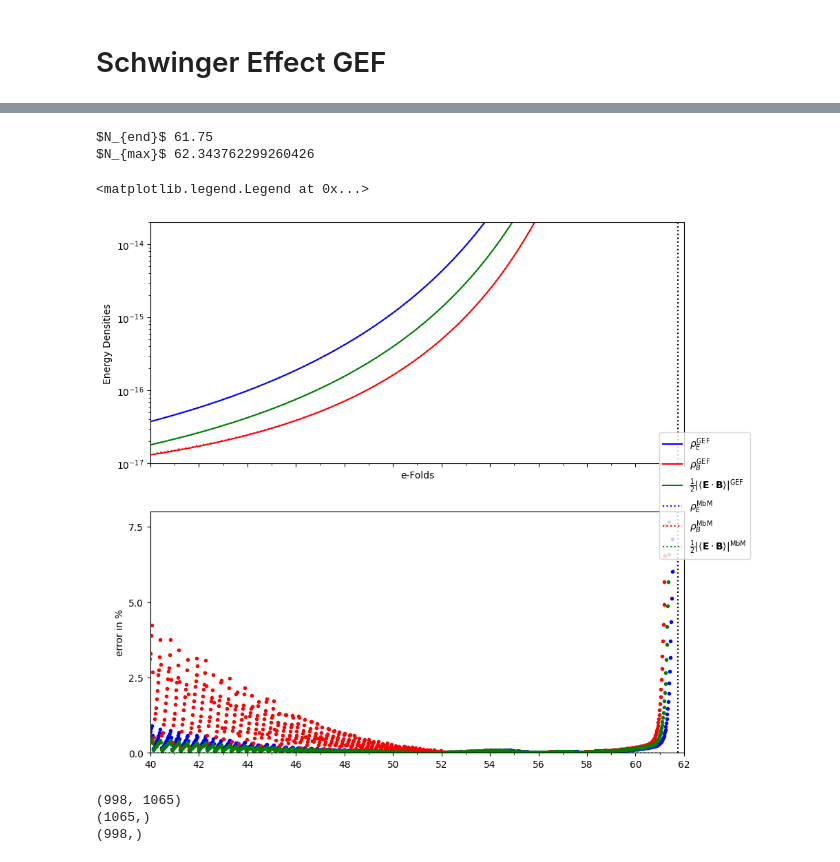
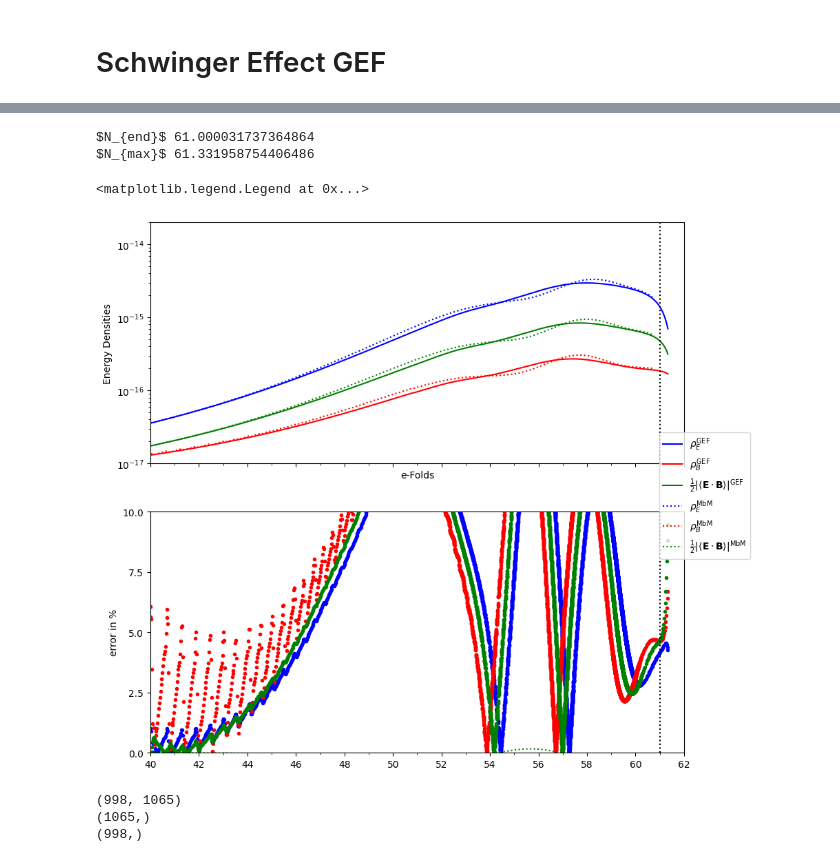
Before and after one commit to richard-von-eckardstein/GEFF, a Jupyter notebook: ModeByMode.ipynb, the cells around one changed output, grey strips where cells are left out. Drawn from its saved outputs; the diff is of its cells as text; code cells hidden in the pictures.

```diff
--- a/ModeByMode.ipynb
+++ b/ModeByMode.ipynb
@@ -405,22 +407,18 @@ def RunMBM(file, Nstart, EarlyModes=200, LateModes=800, cut=0.01, SE=False, AltD
     print(tini, tend)
     print(np.log(af(tini)), np.log(af(tend)))
     if (AltDamp == 2):
-        Ap1, dAp1, Am1, dAm1, ks1, ts1 = ModeByModeKDep(1., tini, tR[-25], khf, dphidtf, beta/Mpl, af, kFerm=kSf,
+        Ap1, dAp1, Am1, dAm1, ks1, ts1 = ModeByModeKDep(1, tini, tR[-25], khf, dphidtf, beta/Mpl, af, kFerm=kSf,
                                                         steps=EarlyModes,
                                                         cut=cut, sigmaE=sigmaEf, sigmaB=sigmaBf, delta=deltaf)
         Ap2, dAp2, Am2, dAm2, ks2, ts = ModeByModeKDep(tini, tend, tR[-25], khf, dphidtf, beta/Mpl, af, kFerm=kSf,
                                                         steps=LateModes,
                                                         cut=cut, sigmaE=sigmaEf, sigmaB=sigmaBf, delta=deltaf)
     else:
-        Ap1, dAp1, Am1, dAm1, ks1, ts1 = ModeByMode(1., tini, tR[-25], khf, dphidtf, beta/Mpl, af, steps=EarlyModes,
+        Ap1, dAp1, Am1, dAm1, ks1, ts1 = ModeByMode(1, tini, tR[-25], khf, dphidtf, beta/Mpl, af, steps=EarlyModes,
                                                         cut=cut, sigmaE=sigmaEf, sigmaB=sigmaBf, delta=deltaf)
         Ap2, dAp2, Am2, dAm2, ks2, ts = ModeByMode(tini, tend, tR[-25], khf, dphidtf, beta/Mpl, af, steps=LateModes,
                                                         cut=cut, sigmaE=sigmaEf, sigmaB=sigmaBf, delta=deltaf)
 
-    """    plt.plot(ts1, Ap1[0,:], "r")
-    plt.plot(ts1, Ap1[int(EarlyModes/2),:], "b")
-    plt.plot(ts1, Ap1[-1,:], "g")
-    plt.show()"""
     #Only Mode-functions after Nstart are returned and stored
     Ap = np.array([*[CubicSpline(ts1, Ap1[i,:])(ts) for i in range(len(ks1))], *list(Ap2)])
     dAp = np.array([*[CubicSpline(ts1, dAp1[i,:])(ts) for i in range(len(ks1))], *list(dAp2)])
@@ -436,7 +434,7 @@ def RunMBM(file, Nstart, EarlyModes=200, LateModes=800, cut=0.01, SE=False, AltD
 
     return ts, Ns, ks, khs, Ap, dAp, Am, dAm,
 # %%
-name = "_Beta25.0_SENone"
+name = "_Beta25.0_SE1.0_KDep_RhoDamp7_0it"
 # %%
 file = "Out/GEF" + name + ".dat"
 SE=True
@@ -472,5 +470,5 @@ else:
 #plt.vlines(40., 0.0, 1.0)
 #plt.vlines(57.80, 0.0, 1.0)"""
 
-ts, Ns, ks, khs, Ap, dAp, Am, dAm = RunMBM(file, 30., SE=False, EarlyModes=200, LateModes=800, AltDamp=0)
+ts, Ns, ks, khs, Ap, dAp, Am, dAm = RunMBM(file, 30., SE=True, EarlyModes=100, LateModes=400, AltDamp=2)
 # %% [output]
@@ -514,8 +509,8 @@ NEnd, delNEnd = EndOfInflation(data["t"], np.exp(NR), data["H"])
 print(r"$N_{end}$", NEnd)
 print(r"$N_{max}$", max(NR))
 # %% [output]
-$N_{end}$ 61.75
-$N_{max}$ 62.343762299260426
+$N_{end}$ 61.000031737364864
+$N_{max}$ 61.331958754406486
 # %%
 fig, ax = plt.subplots(2,1, figsize=(10,10), sharex=True)
 file = "Out/GEF" + name + ".dat"
@@ -540,36 +535,36 @@ xticksmin = np.arange(41, 63, 2)
 yticks = 10**(-1.*np.arange(14, 17))
 
 ax[0].plot(NR, rhoE, "b", label=r"$\rho_E^{\mathrm{GEF}}$")
 ax[0].plot(NR, rhoB, "r", label=r"$\rho_B^{\mathrm{GEF}}$")
 ax[0].plot(NR, rhoG, "g", label=r"$\frac{1}{2} |\langle \mathbf{E} \cdot \mathbf{B} \rangle|^{\mathrm{GEF}}$")
 ax[0].plot(Ns, 0.5*EMode1*omega**4, "b:", label=r"$\rho_E^{\mathrm{MbM}}$")
 ax[0].plot(Ns, 0.5*BMode1*omega**4, "r:", label=r"$\rho_B^{\mathrm{MbM}}$")
 ax[0].plot(Ns, 0.5*abs(GMode1)*omega**4, "g:", label=r"$\frac{1}{2} |\langle \mathbf{E} \cdot \mathbf{B} \rangle|^{\mathrm{MbM}}$")
 ax[0].vlines(NEnd, ymin=1e-17, ymax=2e-14, colors="k", linestyles="dotted")
 ax[0].set_ylim(1e-17, 2e-14)
 ax[0].set_xlim(40, 62)
 
 ax[0].set_xticks(xticks)
 ax[0].set_xticks(xticksmin, minor=True)
 ax[0].set_yticks(yticks)
 ax[0].set_ylabel("Energy Densities")
 ax[1].set_ylabel("error in %")
 ax[0].set_xlabel("e-Folds")
 ax[0].set_xlabel("e-Folds")
 ax[0].set_yscale("log")
 ax[1].plot(NR, abs(errE*100), "b.")
 ax[1].plot(NR, abs(errB*100), "r.")
 ax[1].plot(NR, abs(errG*100), "g.")
 ax[1].plot(NR, errG, "g:")
-ax[1].set_ylim(0., 8)
+ax[1].set_ylim(0., 10)
 ax[1].vlines(NEnd, ymin=0, ymax=50, colors="k", linestyles="dotted")
-ax[1].set_yticks(np.arange(0,10,2.5))
+ax[1].set_yticks(np.arange(0,12.5,2.5))
 lines_labels = [ax[0].get_legend_handles_labels()]
 lines, labels = [sum(lol, []) for lol in zip(*lines_labels)]
 fig.legend(lines, labels, loc=5)
 # %% [output]
 <matplotlib.legend.Legend at 0x...>
-[figure, old version]
+[figure, new version]
 # %%
 fig.savefig("Plots/MbM" + name + ".png")
 # %%
```
Also changed, not shown: parts of 3 cells of this notebook, 9 other files.
